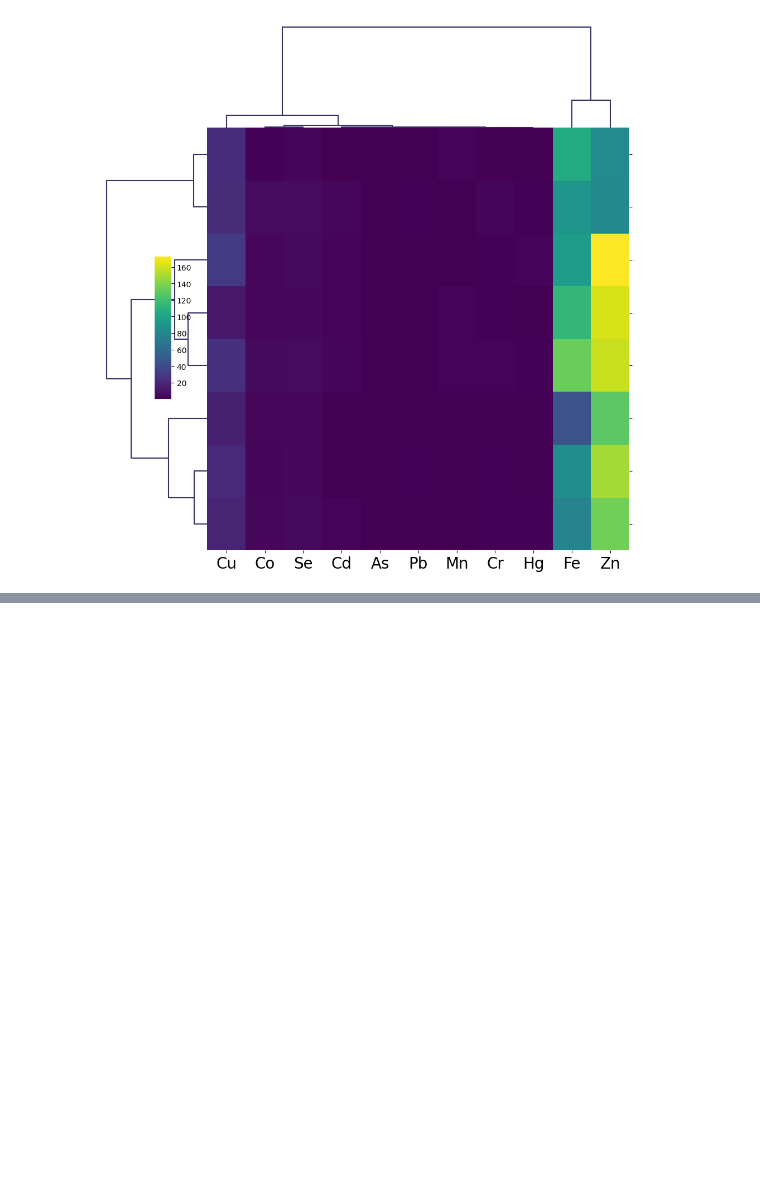
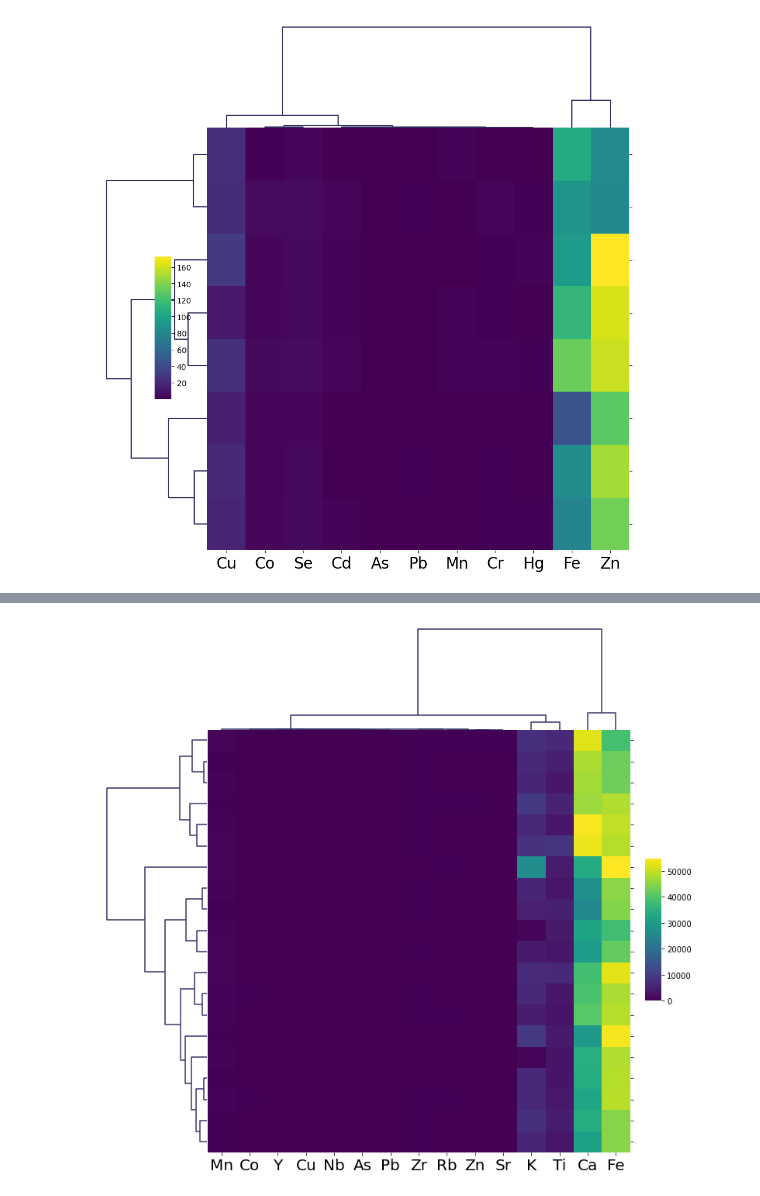
Before and after one commit to rakibhhridoy/Research, a Jupyter notebook: DhaleshwariFish/Python/ClusterAnalysis.ipynb, the cells around one changed output, grey strips where cells are left out. Cells and saved outputs as stored; diff of their text form; code cells hidden in the pictures; blank space fills up the shorter version.

```diff
--- a/DhaleshwariFish/Python/ClusterAnalysis.ipynb
+++ b/DhaleshwariFish/Python/ClusterAnalysis.ipynb
@@ -344,0 +369,13 @@ plt.show()
+# %%
+import seaborn as sns
+import matplotlib.pyplot as plt
+
+df = pd.read_csv("Others/Aquatic Mangrove Sediment of Sundarbans.csv", index_col= False)
+df.head()
+df.drop(columns="Sample No.", inplace= True)
+
+g = sns.clustermap(df, method="ward", cmap = "viridis", tree_kws=dict(linewidths=1.5, colors=(0.2, 0.2, 0.4)))
+g.ax_heatmap.set_xticklabels(g.ax_heatmap.get_xmajorticklabels(), fontsize = 20)
+g.ax_heatmap.set_yticklabels(g.ax_heatmap.get_ymajorticklabels(), fontsize = 0)
+g.ax_cbar.set_position((.988, .31, .03, .255))
+plt.show()
@@ -344,0 +385,8 @@ plt.show()
+# %%
+g = sns.clustermap(df, method="ward", cmap = "viridis", tree_kws=dict(linewidths=1.5, colors=(0.2, 0.2, 0.4)))
+g.ax_heatmap.set_xticklabels(g.ax_heatmap.get_xmajorticklabels(), fontsize = 20)
+g.ax_heatmap.set_yticklabels(g.ax_heatmap.get_ymajorticklabels(), fontsize = 0)
+g.ax_cbar.set_position((.988, .31, .03, .255))
+plt.show()
+# %% [output]
+[figure, added]
```
Also changed, not shown: parts of 8 cells of this notebook.
